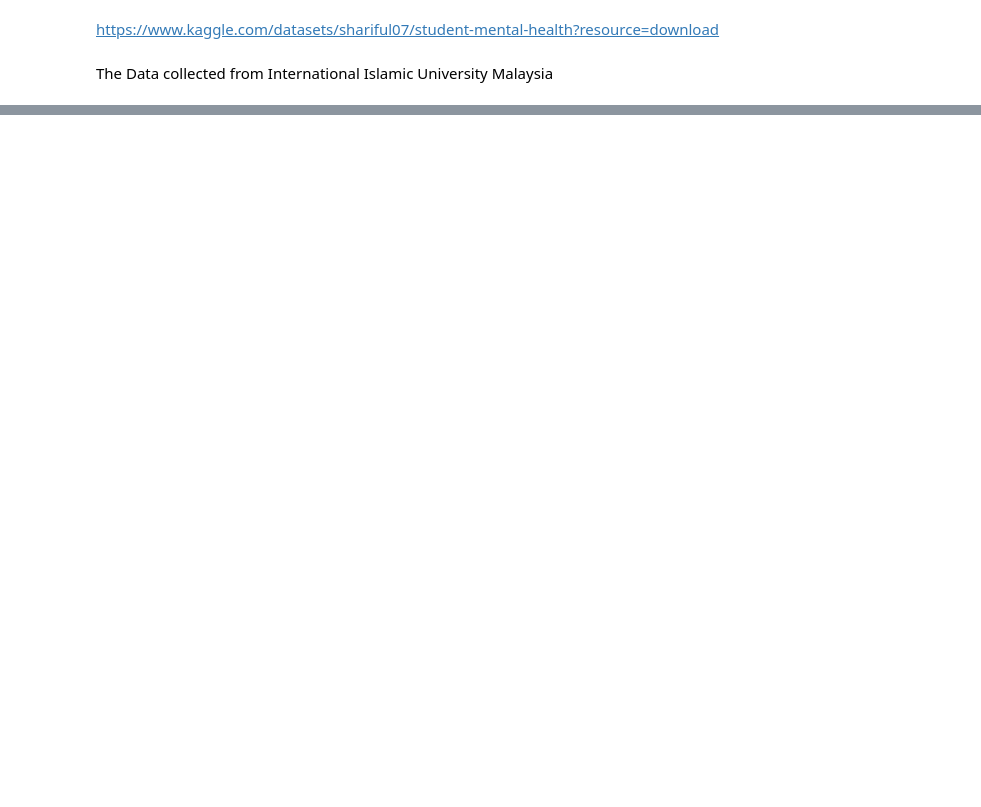
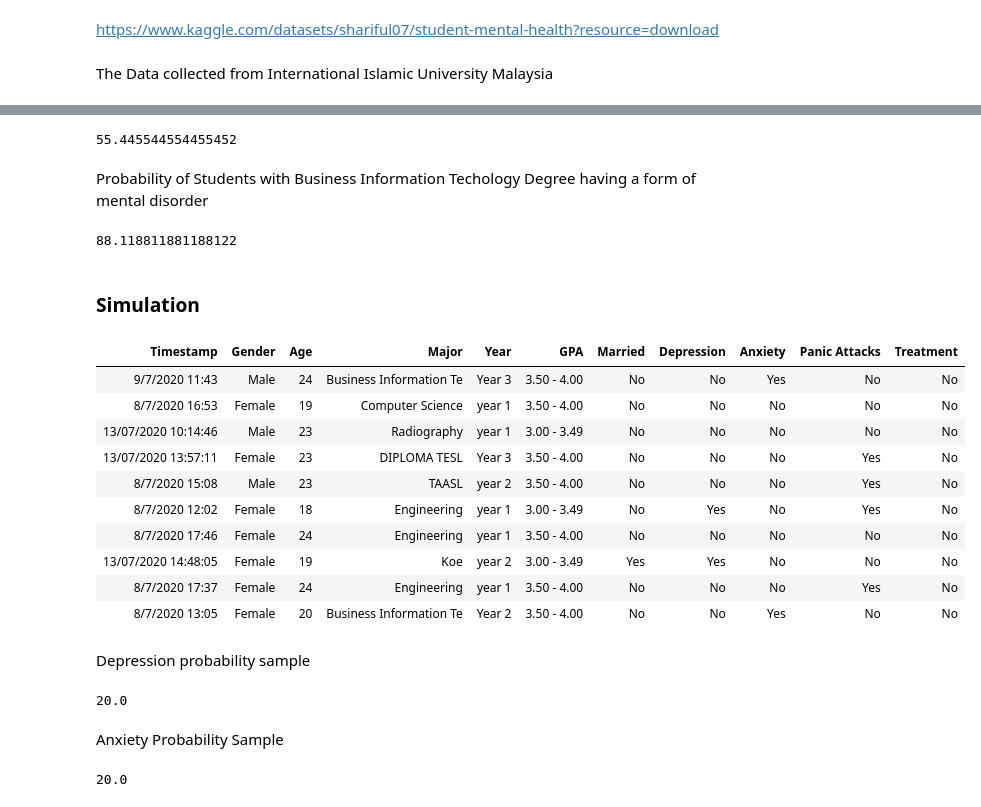
Before and after one commit to daveyloder/Temple-Code, a Jupyter notebook: SCTC 1013/Group Project/StudentHealth.ipynb, the cells around one changed output, grey strips where cells are left out. Saved outputs shown, nothing was run; the diff lists cells and outputs as text; code cells hidden in the pictures; blank space fills up the shorter version.

```diff
--- a/SCTC 1013/Group Project/StudentHealth.ipynb
+++ b/SCTC 1013/Group Project/StudentHealth.ipynb
@@ -77,0 +417,19 @@ student_major_count.show()
+# %%
+depression_option = students.group("Depression").column("Depression")
+num_observations = sum(students.group("Major").column("count"))
+
+yes = 0
+no = 0
+for obs in range(num_observations):
+    depression = np.random.choice(depression_option)
+    if depression == 'Yes':
+        yes += 1
+    else:
+        no+=1
+simulated_num_disorder = yes/num_observations
+simulated_num_disorder = 100*(simulated_num_disorder)
+simulated_num_disorder
+# %% [output]
+55.445544554455452
+# %% [markdown]
+Probability of Students with Business Information Techology Degree having a form of mental disorder
@@ -77,0 +441,49 @@ student_major_count.show()
+# %%
+yes = 0
+no = 0
+for obs in range(num_observations):
+    anxiety = np.random.choice(anxiety_option)
+    depression = np.random.choice(depression_option)
+    panic_attack = np.random.choice(panic_attack_option)
+    if anxiety == 'Yes':
+        yes += 1
+    elif depression == 'Yes':
+        yes += 1
+    elif panic_attack == 'Yes':
+        yes += 1
+    else:
+        no+=1
+simulated_num_disorder = yes/num_observations
+simulated_num_disorder = 100*(simulated_num_disorder)
+simulated_num_disorder
+# %% [output]
+88.118811881188122
+# %% [markdown]
+### Simulation
+# %%
+student_sample = students.sample(10)
+student_sample
+# %% [output]
+| Timestamp | Gender | Age | Major | Year | GPA | Married | Depression | Anxiety | Panic Attacks | Treatment |
+| 9/7/2020 11:43 | Male | 24 | Business Information Te | Year 3 | 3.50 - 4.00 | No | No | Yes | No | No |
+| 8/7/2020 16:53 | Female | 19 | Computer Science | year 1 | 3.50 - 4.00 | No | No | No | No | No |
+| 13/07/2020 10:14:46 | Male | 23 | Radiography | year 1 | 3.00 - 3.49 | No | No | No | No | No |
+| 13/07/2020 13:57:11 | Female | 23 | DIPLOMA TESL | Year 3 | 3.50 - 4.00 | No | No | No | Yes | No |
+| 8/7/2020 15:08 | Male | 23 | TAASL | year 2 | 3.50 - 4.00 | No | No | No | Yes | No |
+| 8/7/2020 12:02 | Female | 18 | Engineering | year 1 | 3.00 - 3.49 | No | Yes | No | Yes | No |
+| 8/7/2020 17:46 | Female | 24 | Engineering | year 1 | 3.50 - 4.00 | No | No | No | No | No |
+| 13/07/2020 14:48:05 | Female | 19 | Koe | year 2 | 3.00 - 3.49 | Yes | Yes | No | No | No |
+| 8/7/2020 17:37 | Female | 24 | Engineering | year 1 | 3.50 - 4.00 | No | No | No | Yes | No |
+| 8/7/2020 13:05 | Female | 20 | Business Information Te | Year 2 | 3.50 - 4.00 | No | No | Yes | No | No |
+# %% [markdown]
+Depression probability sample
+# %%
+100*(sum(student_sample.where("Depression", are.equal_to("Yes")).group("Major").column("count"))/sum(student_sample.group("Major").column("count")))
+# %% [output]
+20.0
+# %% [markdown]
+Anxiety Probability Sample
+# %%
+100*(sum(student_sample.where("Anxiety", are.equal_to("Yes")).group("Major").column("count"))/sum(student_sample.group("Major").column("count")))
+# %% [output]
+20.0
```
Also changed, not shown: parts of 53 cells of this notebook.
